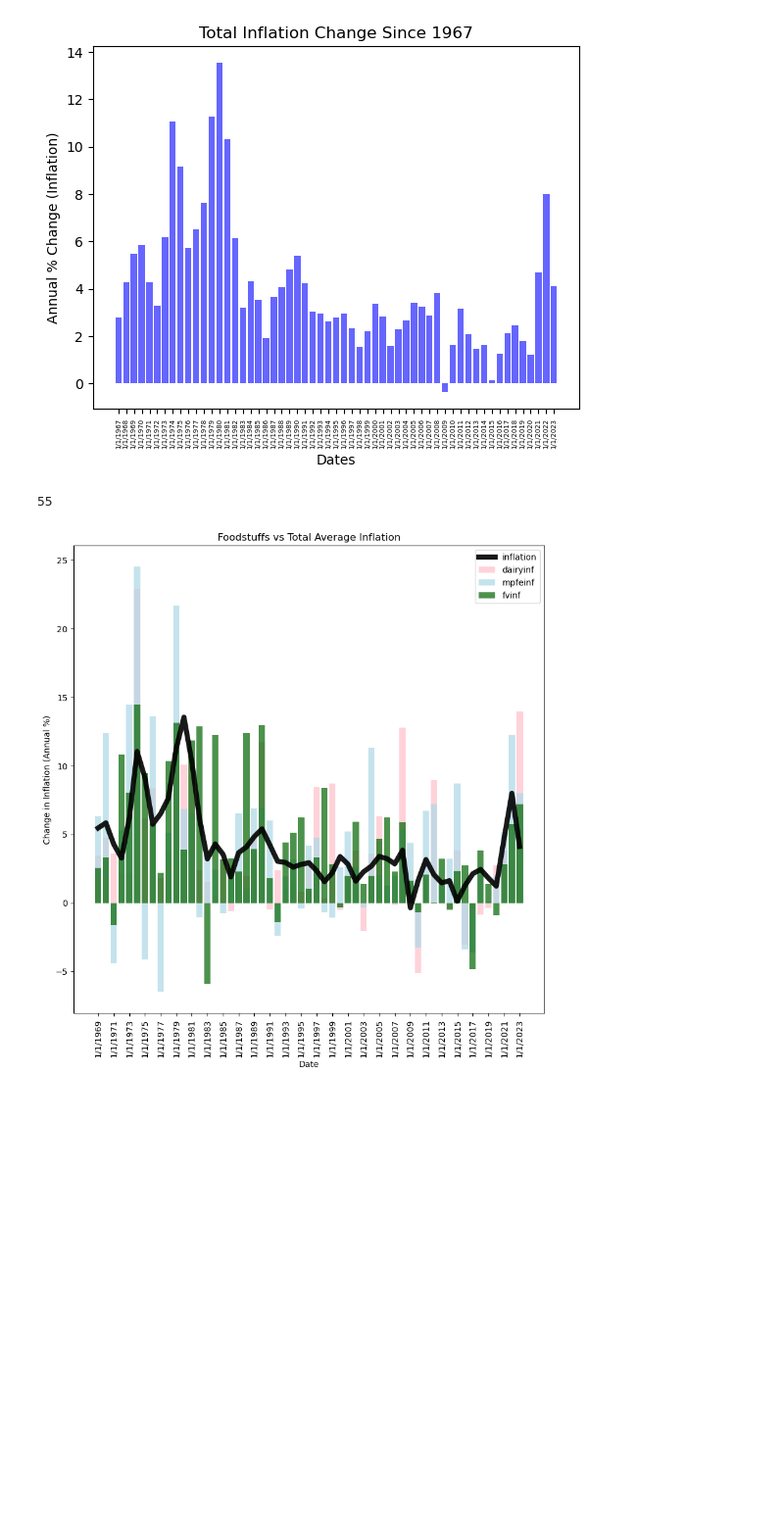
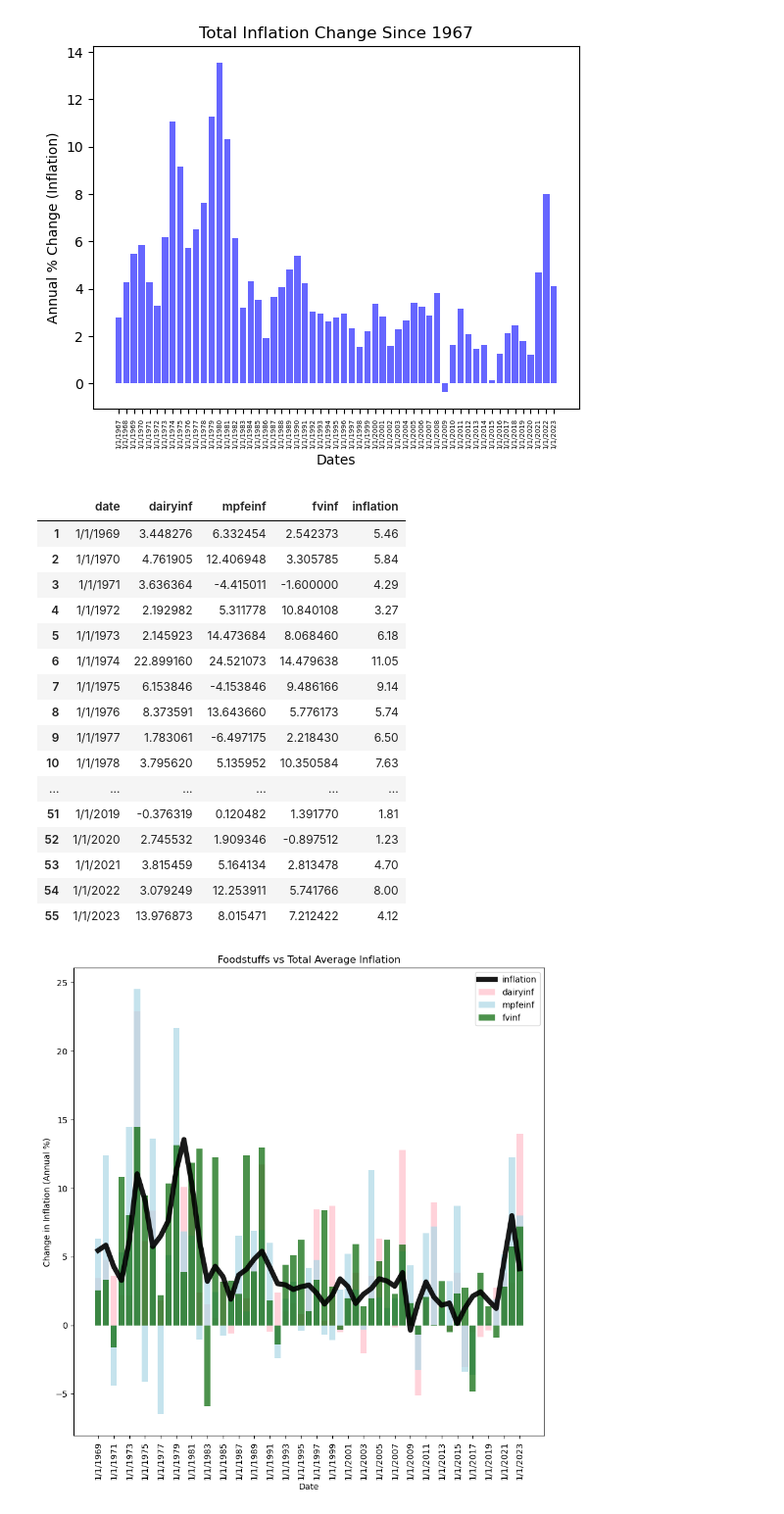
Before and after one commit to leowheeler1/InflationTrendsAnalysis, a Jupyter notebook: datawork.ipynb, the cells around one changed output. Shown at 98% size. Cells and saved outputs as stored; diff of their text form; code cells hidden in the pictures; blank space fills up the shorter version.

```diff
--- a/datawork.ipynb
+++ b/datawork.ipynb
@@ -207,31 +207,46 @@ plt.show()
 # %%
 # initdf, inflationdf
 initdf
 newdf = initdf[['date','dairycpi','mpfecpi','fvcpi']]
 annuallist = [i for i in newdf['date'] if ('1/1/' in i)&~('11/1/' in i)]
 outputdict = {}
 
 for index, row in newdf.iterrows():
     if row['date'] in annuallist:
         outputdict[f"{row['date']}"] = row[['dairycpi','mpfecpi','fvcpi']]
 
 new2df = pd.DataFrame(outputdict)
 new2df = new2df.transpose()
 new2df.reset_index(inplace=True)
 new2df.columns = ['date','dairycpi','mpfecpi','fvcpi']
 mergedf = new2df.merge(inflationdf, on='date')
 for item in list2:
     mergedf[list2] = mergedf[list2].astype(float)
 for item in list2 + ['inflation']:
     mergedf[item] = round(mergedf[item],2)
 
 mergedf[['dairycpi','mpfecpi','fvcpi']] = mergedf[['dairycpi','mpfecpi','fvcpi']].pct_change() * 100
 mergedf.dropna(inplace=True)
 mergedf.columns = ['date','dairyinf','mpfeinf','fvinf','inflation']
-mergedf.head()
-len(mergedf)
+mergedf
 # %% [output]
-55
+|  | date | dairyinf | mpfeinf | fvinf | inflation |
+| 1 | 1/1/1969 | 3.448276 | 6.332454 | 2.542373 | 5.46 |
+| 2 | 1/1/1970 | 4.761905 | 12.406948 | 3.305785 | 5.84 |
+| 3 | 1/1/1971 | 3.636364 | -4.415011 | -1.600000 | 4.29 |
+| 4 | 1/1/1972 | 2.192982 | 5.311778 | 10.840108 | 3.27 |
+| 5 | 1/1/1973 | 2.145923 | 14.473684 | 8.068460 | 6.18 |
+| 6 | 1/1/1974 | 22.899160 | 24.521073 | 14.479638 | 11.05 |
+| 7 | 1/1/1975 | 6.153846 | -4.153846 | 9.486166 | 9.14 |
+| 8 | 1/1/1976 | 8.373591 | 13.643660 | 5.776173 | 5.74 |
+| 9 | 1/1/1977 | 1.783061 | -6.497175 | 2.218430 | 6.50 |
+| 10 | 1/1/1978 | 3.795620 | 5.135952 | 10.350584 | 7.63 |
+| ... | ... | ... | ... | ... | ... |
+| 51 | 1/1/2019 | -0.376319 | 0.120482 | 1.391770 | 1.81 |
+| 52 | 1/1/2020 | 2.745532 | 1.909346 | -0.897512 | 1.23 |
+| 53 | 1/1/2021 | 3.815459 | 5.164134 | 2.813478 | 4.70 |
+| 54 | 1/1/2022 | 3.079249 | 12.253911 | 5.741766 | 8.00 |
+| 55 | 1/1/2023 | 13.976873 | 8.015471 | 7.212422 | 4.12 |
 # %%
 plt.figure(figsize=(10,10))
 plt.bar(mergedf['date'], mergedf['dairyinf'], color = 'pink', alpha=0.7)
```
Also changed, not shown: parts of 11 cells of this notebook, 2 other files.
